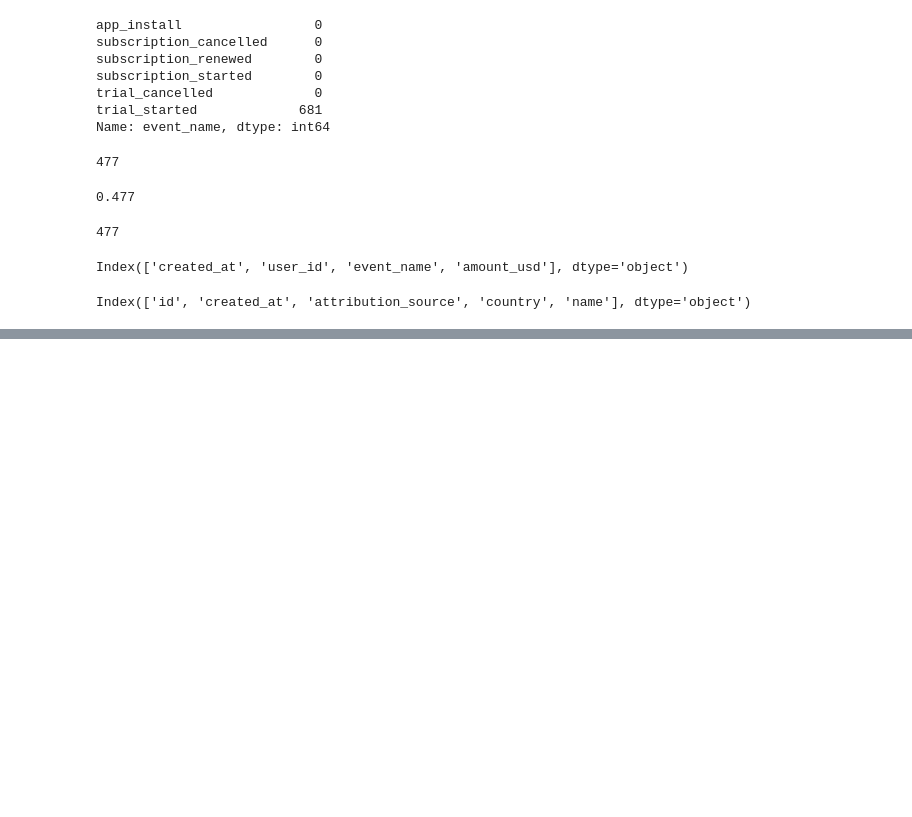
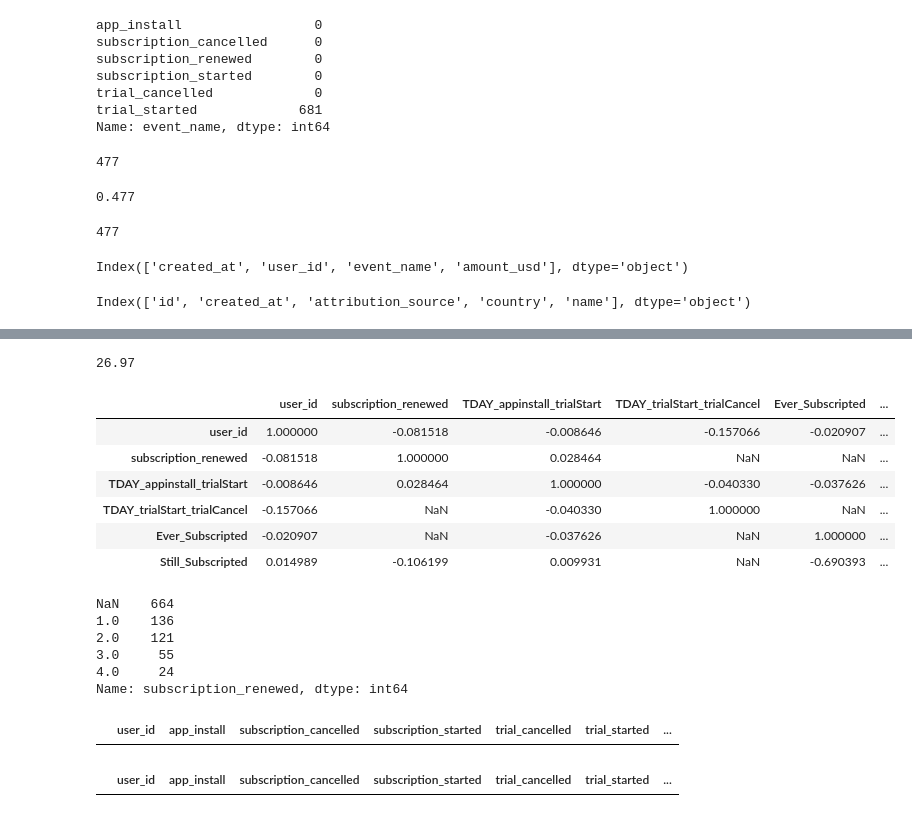
Before and after one commit to euphratesk/cornP, a Jupyter notebook: Case-Study PapCorns.ipynb, the cells around one changed output, grey strips where cells are left out. Drawn from its saved outputs; the diff is of its cells as text; code cells hidden in the pictures; blank space fills up the shorter version.

```diff
--- a/Case-Study PapCorns.ipynb
+++ b/Case-Study PapCorns.ipynb
@@ -710,7 +710,7 @@ df_final[(df_final['trial_started'].isnull())&(df_final['subscription_started'].
 # %% [output]
 |  | user_id | app_install | subscription_cancelled | subscription_started | trial_cancelled | trial_started | ... |
 # %%
-df_final['TDAY_trialStart_trialCancel'] = (df_final['trial_cancelled']-df_final['trial_started']).dt.days
+df_final['DAY_trialStart_trialCancel'] = (df_final['trial_cancelled']-df_final['trial_started']).dt.days
 # %%
 #Trial started yapanlarin buyuk kismi subscription yapiyor
 #2 hafta trial olan kesin subscription yapiyor
@@ -766,7 +766,7 @@ len(events_df[events_df['event_name']=='subscription_started']['user_id']\
 # %% [output]
 0.477
 # %%
-df_final['TDAY_trialStart_trialCancel'] = (df_final['trial_cancelled']-df_final['trial_started']).dt.days
+df_final['DAY_trialStart_trialCancel'] = (df_final['trial_cancelled']-df_final['trial_started']).dt.days
 # %%
 #
 
@@ -792,0 +894,48 @@ Categories (6, object): ['app_install', 'subscription_cancelled', 'subscription_
+# %%
+df_final['Ever_Subscripted'] = pd.Series([0 if pd.isnull(i) else 1 for i in df_final['subscription_started']])
+# %%
+#At some case subscription has started less than 1 month. This column solve problem if sebscription_renewed has 0
+
+#df_final[(df_final['trial_cancelled'].notnull())&(df_final['subscription_started'].notnull())]
+#Bu kod trial cancel olmadan subscription started olan var mi ona bakiyor. Boyle bir durum yok
+
+#df_final[(df_final['trial_started'].isnull())&(df_final['subscription_started'].notnull())]
+#Bu kod ise trial olmadan dogrudan subscript var mi onu cek ediyor. Boyle bir durum da yok
+
+#Bu check kodlari is_still sutunu olusturmak icin lazim
+
+df_final['Still_Subscripted'] = pd.Series([1 if pd.notnull(i)==True and pd.isnull(k)==True\
+                                           else 0 for i,k in\
+                                           zip(df_final['subscription_started'],df_final['subscription_cancelled'])
+  ])
+# %%
+events_df[events_df.user_id==14]['amount_usd'].sum()
+# %% [output]
+26.97
+# %%
+df_final.corr()
+# %% [output]
+|  | user_id | subscription_renewed | TDAY_appinstall_trialStart | TDAY_trialStart_trialCancel | Ever_Subscripted | ... |
+| user_id | 1.000000 | -0.081518 | -0.008646 | -0.157066 | -0.020907 | ... |
+| subscription_renewed | -0.081518 | 1.000000 | 0.028464 | NaN | NaN | ... |
+| TDAY_appinstall_trialStart | -0.008646 | 0.028464 | 1.000000 | -0.040330 | -0.037626 | ... |
+| TDAY_trialStart_trialCancel | -0.157066 | NaN | -0.040330 | 1.000000 | NaN | ... |
+| Ever_Subscripted | -0.020907 | NaN | -0.037626 | NaN | 1.000000 | ... |
+| Still_Subscripted | 0.014989 | -0.106199 | 0.009931 | NaN | -0.690393 | ... |
+# %%
+df_final['subscription_renewed'].value_counts(dropna=False)
+# %% [output]
+NaN    664
+1.0    136
+2.0    121
+3.0     55
+4.0     24
+Name: subscription_renewed, dtype: int64
+# %%
+df_final[(df_final['trial_cancelled'].notnull())&(df_final['subscription_started'].notnull())]
+# %% [output]
+|  | user_id | app_install | subscription_cancelled | subscription_started | trial_cancelled | trial_started | ... |
+# %%
+df_final[(df_final['trial_started'].isnull())&(df_final['subscription_started'].notnull())]
+# %% [output]
+|  | user_id | app_install | subscription_cancelled | subscription_started | trial_cancelled | trial_started | ... |
```
Also changed, not shown: parts of 15 cells of this notebook.
